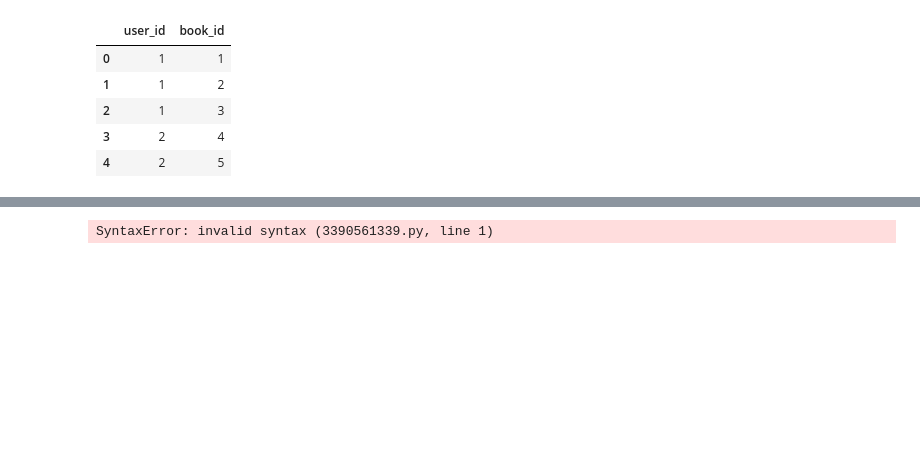
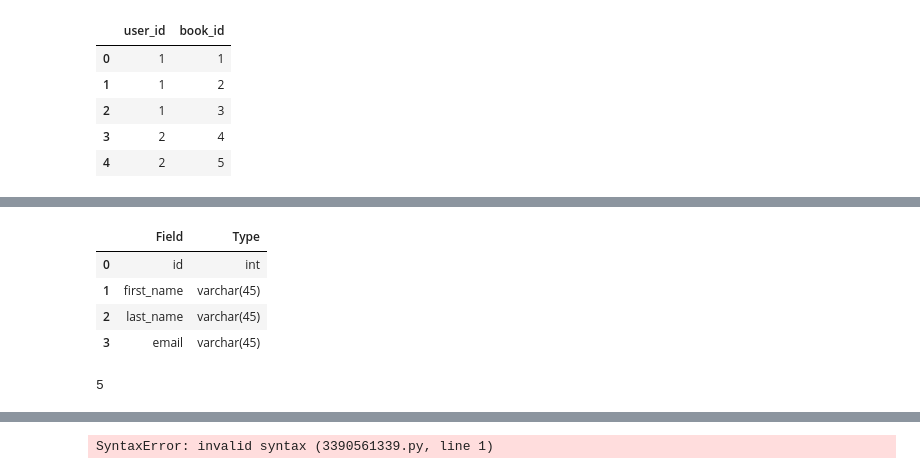
Before and after one commit to Mrammoss/Books, a Jupyter notebook: books.ipynb, the cells around one changed output, grey strips where cells are left out. Cells and saved outputs as stored; diff of their text form; code cells hidden in the pictures; blank space fills up the shorter version.

```diff
--- a/books.ipynb
+++ b/books.ipynb
@@ -113,0 +187,12 @@ memory usage: 240.0 bytes
+# %%
+describe[['Field', 'Type']]
+# %% [output]
+|  | Field | Type |
+| 0 | id | int |
+| 1 | first_name | varchar(45) |
+| 2 | last_name | varchar(45) |
+| 3 | email | varchar(45) |
+# %%
+authors.to_sql("authors",engine,index=False, if_exists='append')
+# %% [output]
+5
```
Also changed, not shown: parts of 18 cells of this notebook.
